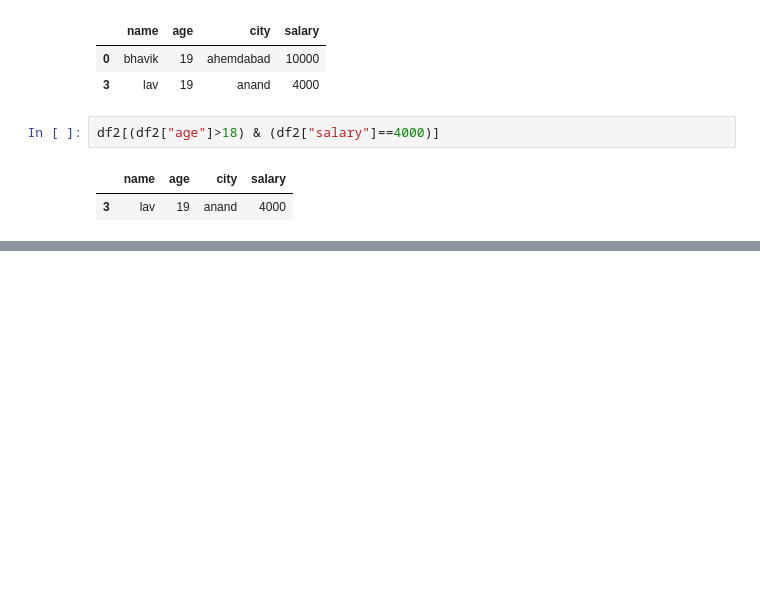
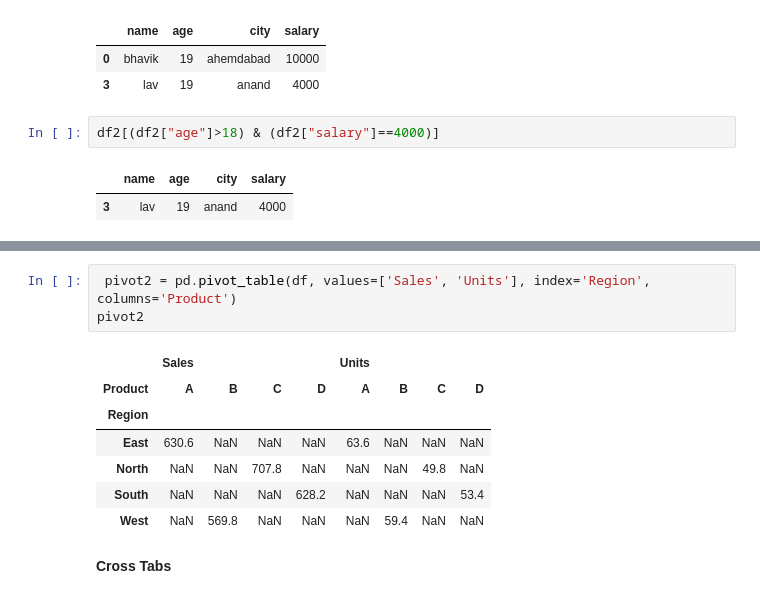
Before and after one commit to Bhavikpatel2910/python-learning-, a Jupyter notebook: panda/panda.ipynb, the cells around one changed output, grey strips where cells are left out. Saved outputs shown, nothing was run; the diff lists cells and outputs as text; blank space fills up the shorter version.

```diff
--- a/panda/panda.ipynb
+++ b/panda/panda.ipynb
@@ -162,0 +533,13 @@ df2[(df2["age"]>18) & (df2["salary"]==4000)]
+# %%
+ pivot2 = pd.pivot_table(df, values=['Sales', 'Units'], index='Region', columns='Product')
+pivot2
+# %% [output]
+|  | Sales |  |  |  | Units |  |  |  |
+| Product | A | B | C | D | A | B | C | D |
+| Region |  |  |  |  |  |  |  |  |
+| East | 630.6 | NaN | NaN | NaN | 63.6 | NaN | NaN | NaN |
+| North | NaN | NaN | 707.8 | NaN | NaN | NaN | 49.8 | NaN |
+| South | NaN | NaN | NaN | 628.2 | NaN | NaN | NaN | 53.4 |
+| West | NaN | 569.8 | NaN | NaN | NaN | 59.4 | NaN | NaN |
+# %% [markdown]
+**Cross Tabs**
```
Also changed, not shown: parts of 65 cells of this notebook.
